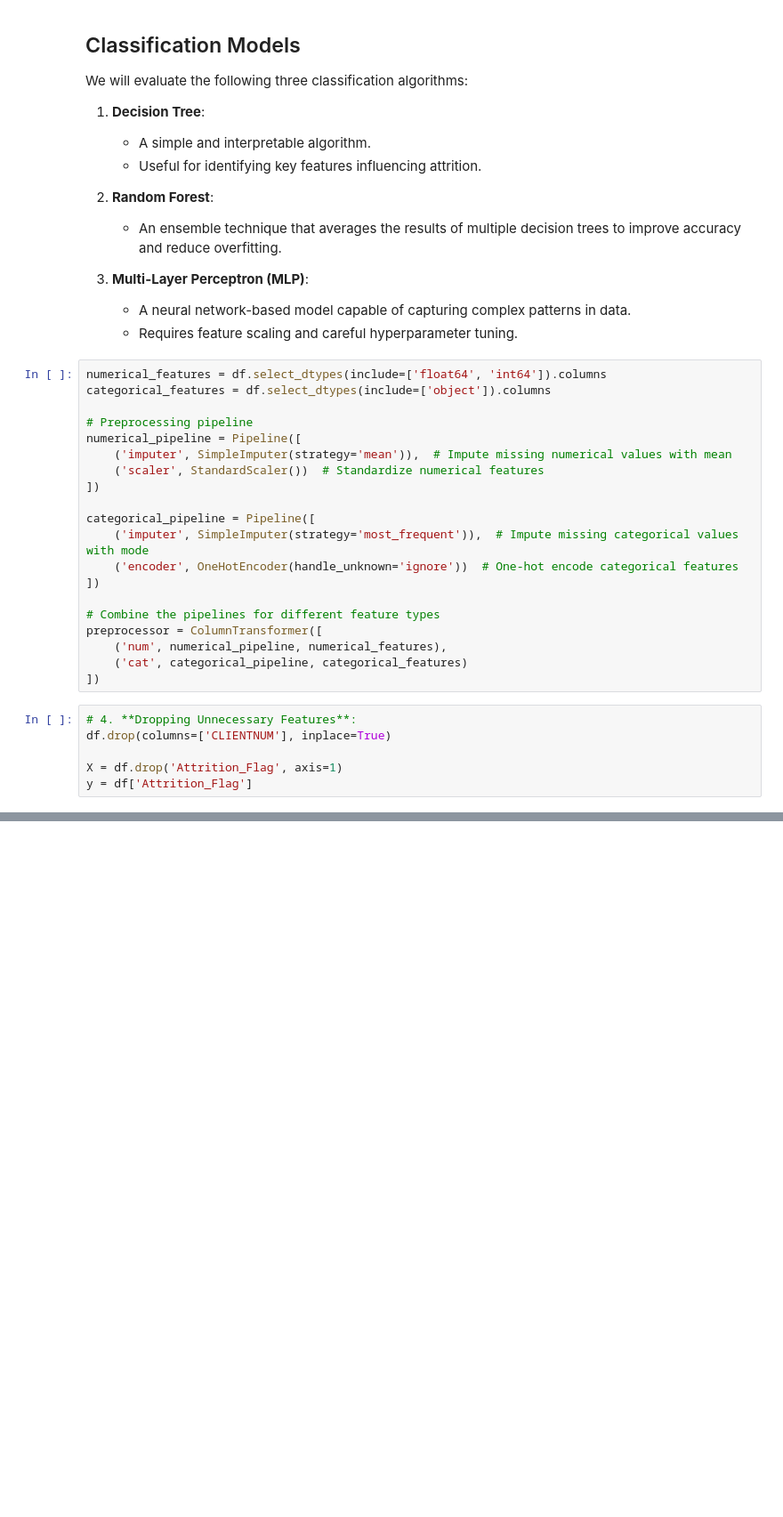
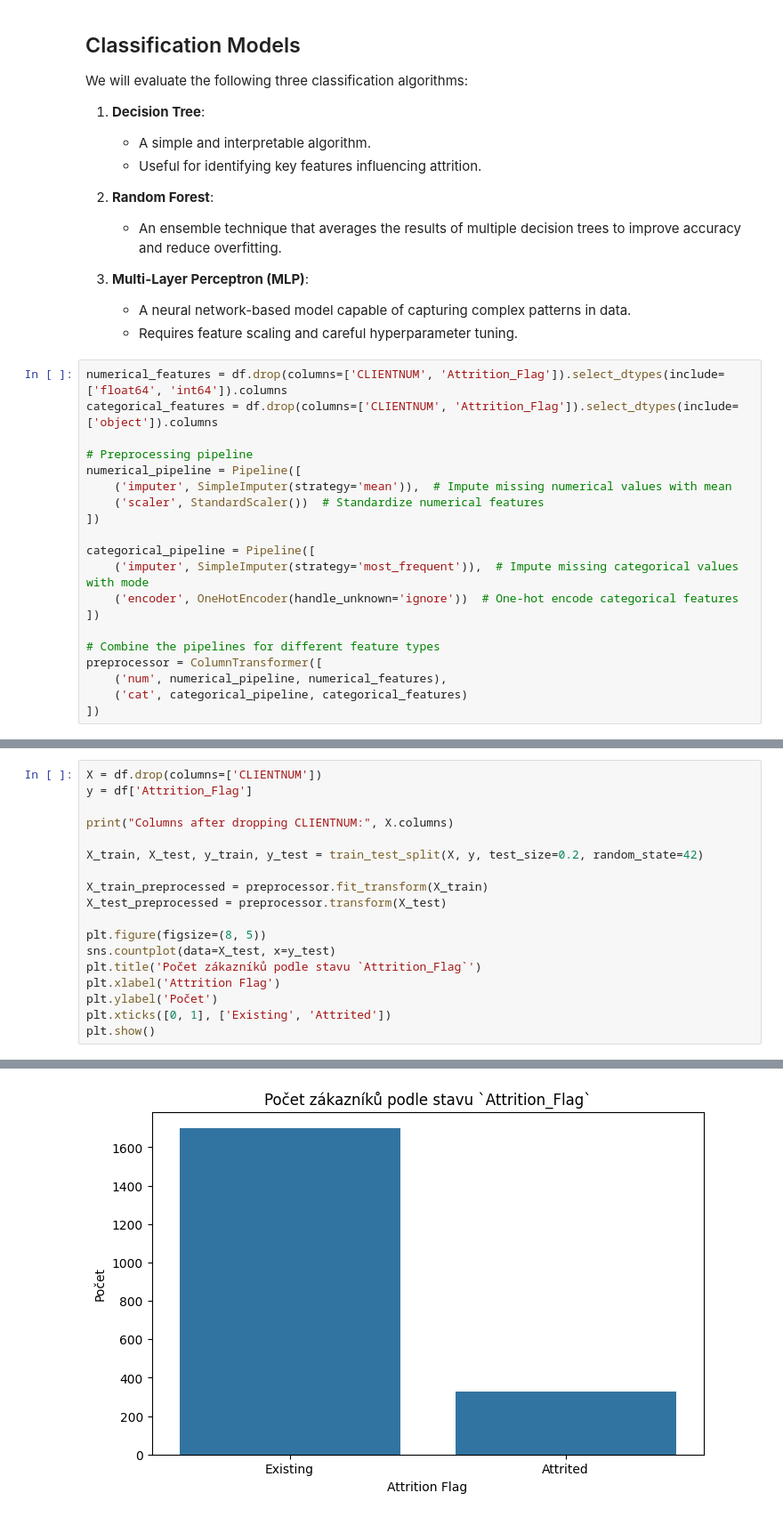
Before and after one commit to z1gyy/Data-Analysis, a Jupyter notebook: project_credits.ipynb, the cells around one changed output, grey strips where cells are left out. Shown: that part at 89% size. Cells and saved outputs as stored; diff of their text form; blank space fills up the shorter version.

```diff
--- a/project_credits.ipynb
+++ b/project_credits.ipynb
@@ -201,8 +201,8 @@ We will evaluate the following three classification algorithms:
     - A neural network-based model capable of capturing complex patterns in data.
     - Requires feature scaling and careful hyperparameter tuning.
 # %%
-numerical_features = df.select_dtypes(include=['float64', 'int64']).columns
-categorical_features = df.select_dtypes(include=['object']).columns
+numerical_features = df.drop(columns=['CLIENTNUM', 'Attrition_Flag']).select_dtypes(include=['float64', 'int64']).columns
+categorical_features = df.drop(columns=['CLIENTNUM', 'Attrition_Flag']).select_dtypes(include=['object']).columns
 
 # Preprocessing pipeline
 numerical_pipeline = Pipeline([
@@ -220,9 +220,3 @@ preprocessor = ColumnTransformer([
     ('num', numerical_pipeline, numerical_features),
     ('cat', categorical_pipeline, categorical_features)
 ])
-# %%
-# 4. **Dropping Unnecessary Features**:
-df.drop(columns=['CLIENTNUM'], inplace=True)
-
-X = df.drop('Attrition_Flag', axis=1)
-y = df['Attrition_Flag']
@@ -235,0 +223,19 @@ ValueError: A given column is not a column of the dataframe
+# %%
+X = df.drop(columns=['CLIENTNUM'])
+y = df['Attrition_Flag']
+
+print("Columns after dropping CLIENTNUM:", X.columns)
+
+X_train, X_test, y_train, y_test = train_test_split(X, y, test_size=0.2, random_state=42)
+
+X_train_preprocessed = preprocessor.fit_transform(X_train)
+X_test_preprocessed = preprocessor.transform(X_test)
+
+plt.figure(figsize=(8, 5))
+sns.countplot(data=X_test, x=y_test)
+plt.title('Počet zákazníků podle stavu `Attrition_Flag`')
+plt.xlabel('Attrition Flag')
+plt.ylabel('Počet')
+plt.xticks([0, 1], ['Existing', 'Attrited'])
+plt.show()
+# %% [output]
@@ -235,0 +251 @@ ValueError: A given column is not a column of the dataframe
+[figure, added]
```
Also changed, not shown: parts of 2 cells of this notebook.
